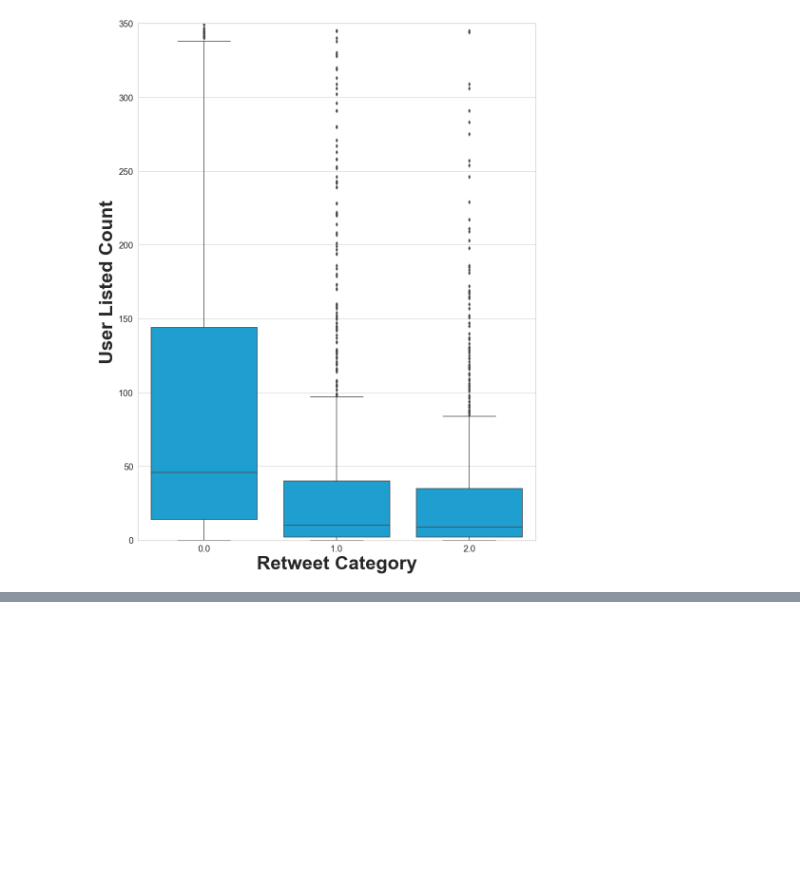
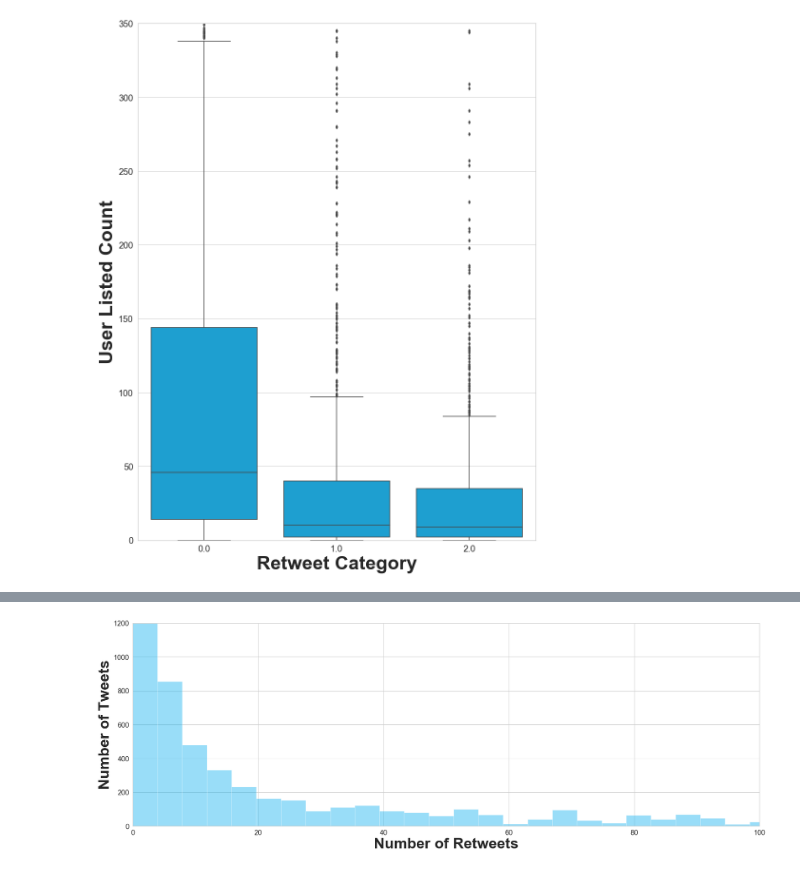
Before and after one commit to alexwcheng/fintech-retweetability, a Jupyter notebook: Jupyter_Notebooks/Twitter_EDA.ipynb, the cells around one changed output, grey strips where cells are left out. Saved outputs shown, nothing was run; the diff lists cells and outputs as text; code cells hidden in the pictures; blank space fills up the shorter version.

```diff
--- a/Jupyter_Notebooks/Twitter_EDA.ipynb
+++ b/Jupyter_Notebooks/Twitter_EDA.ipynb
@@ -85,0 +111,12 @@ plt.savefig('../Images/User_Listed_Count3.pdf', transparent=True, dpi=150, bbox_
+# %%
+sns.set(font_scale = 5)
+sns.set(style="whitegrid", color_codes=True, font_scale = 1.7)
+fig, ax = plt.subplots()
+fig.set_size_inches(30,10)
+plt.axis([0,100,0,1200])
+sns.distplot(df2['tweets_retweet_count'], color='#00acee', kde=False, bins=10000)
+plt.xlabel('Number of Retweets', fontsize=40, weight='bold')
+plt.ylabel('Number of Tweets', fontsize=40, weight='bold')
+plt.savefig('../Images/Retweet_Hist_100.pdf', transparent=True, dpi=150, bbox_inches='tight')
+# %% [output]
+[figure, added]
```
Also changed, not shown: parts of 6 cells of this notebook.
